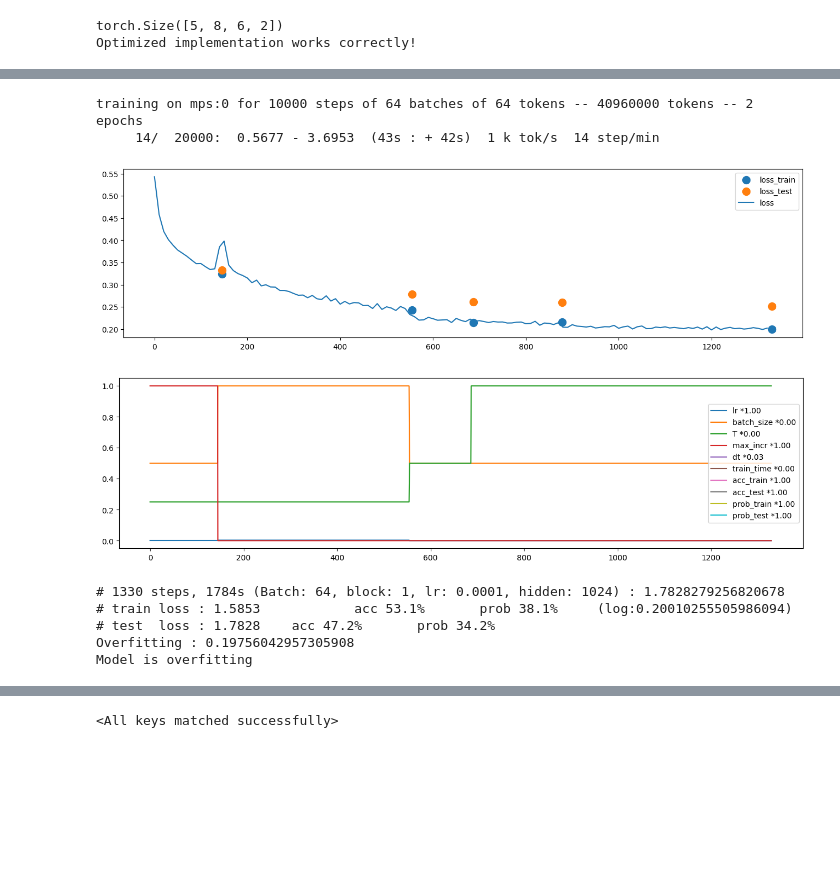
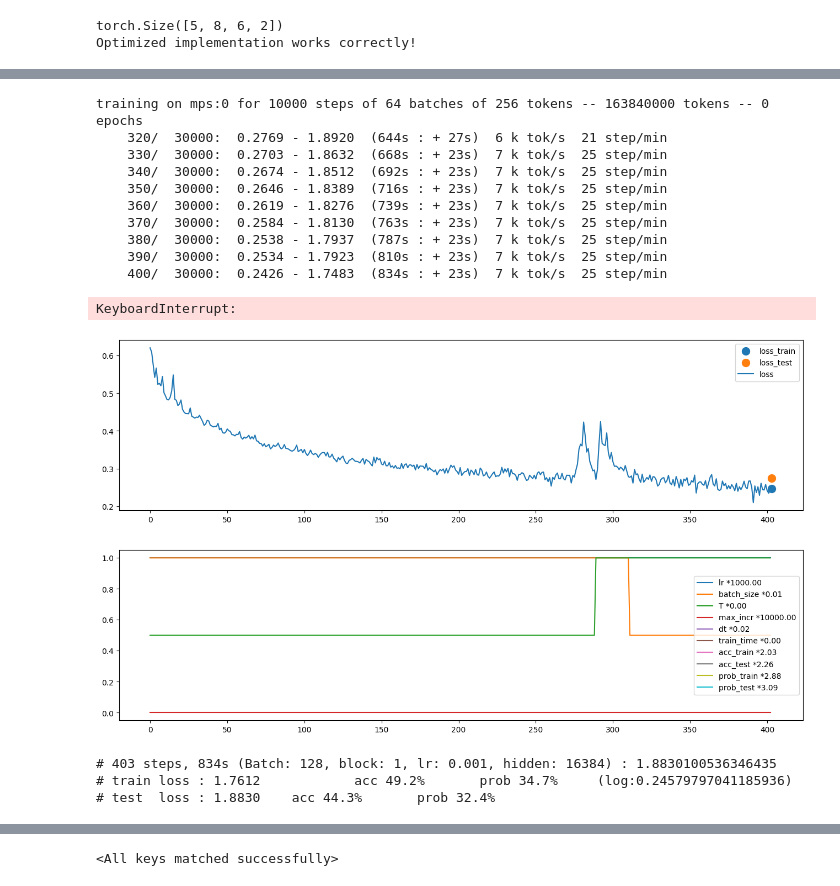
Before and after one commit to Aymco/language_models, a Jupyter notebook: my_makemore_loop.ipynb, the cells around one changed output, grey strips where cells are left out. Saved outputs shown, nothing was run; the diff lists cells and outputs as text; code cells hidden in the pictures; blank space fills up the shorter version.

```diff
--- a/my_makemore_loop.ipynb
+++ b/my_makemore_loop.ipynb
@@ -758,9 +763,9 @@ layers.2.bias                  :  (65,)                 size : 65          (mps:
 # %%
-# same optimization as last time
+# training the model
 steps = 1_0000
 batch_size = 64
-T = 64
-base_lr = 1e-4
+T = 256
+base_lr = 1e-3
 real_lr = base_lr * batch_size * T
 #0,000000012207031
 print_step = 10 #steps//10
@@ -774,7 +779,6 @@ model.self_call("update_BT_size")
 
 for p in model.parameters():
     p.grad = torch.zeros_like(p)
-
 
 steps -= (total_steps + steps) % steps
 steps = max(10, steps)
@@ -839,7 +843,7 @@ for i in range(steps):
     ##################################################
 
     # update
-    lr = base_lr if train_index < 10000 else base_lr / 10 # step learning rate decay
+    lr = base_lr# if train_index < 3000 else base_lr / 10 # step learning rate decay
 
     for name, p in model.named_parameters():
         p.data += -lr * p.grad
@@ -863,7 +867,9 @@ for i in range(steps):
     # track stats
     #lossi.append(loss.log10().item())
     #print(f"{i}/{steps} : {loss.item():.4f} - {10**loss.item():.4f}  ({time.time() - start_time:.0f}s)", end = "\r")
+
     store.add(train_index, loss=loss.log10().item(), lr=lr, batch_size=batch_size, T=T,  max_incr=max_incr)
+
     if (i+1) % (print_step) == 0: # print every once in a while
         dt = time.time() - start_time
         start_time = time.time()
@@ -886,15 +892,23 @@ for i in range(steps):
 print(f"Training time: {train_time:.0f} seconds")
 total_steps = train_index
 # %% [output]
-training on mps:0 for 10000 steps of 64 batches of 64 tokens -- 40960000 tokens -- 2 epochs
-     14/  20000:  0.5677 - 3.6953  (43s : + 42s)  1 k tok/s  14 step/min
+training on mps:0 for 10000 steps of 64 batches of 256 tokens -- 163840000 tokens -- 0 epochs
+    320/  30000:  0.2769 - 1.8920  (644s : + 27s)  6 k tok/s  21 step/min
+    330/  30000:  0.2703 - 1.8632  (668s : + 23s)  7 k tok/s  25 step/min
+    340/  30000:  0.2674 - 1.8512  (692s : + 23s)  7 k tok/s  25 step/min
+    350/  30000:  0.2646 - 1.8389  (716s : + 23s)  7 k tok/s  25 step/min
+    360/  30000:  0.2619 - 1.8276  (739s : + 23s)  7 k tok/s  25 step/min
+    370/  30000:  0.2584 - 1.8130  (763s : + 23s)  7 k tok/s  25 step/min
+    380/  30000:  0.2538 - 1.7937  (787s : + 23s)  7 k tok/s  25 step/min
+    390/  30000:  0.2534 - 1.7923  (810s : + 23s)  7 k tok/s  25 step/min
+    400/  30000:  0.2426 - 1.7483  (834s : + 23s)  7 k tok/s  25 step/min
+KeyboardInterrupt:
 # %%
-
+# printing the loss
 total_steps = train_index
 model.eval()
-T = 512
-batch_size = 64
-
+T = 128
+batch_size = 128
 model.self_call("update_BT_size")
 
 
@@ -942,6 +956,7 @@ store.add(train_index, loss_train=np.log10(trloss), loss_test=np.log10(teloss),
 
 
 spliter = 10**int(np.log10(train_index)-2)
+spliter = 1
 
 plt.figure(figsize=(16, 4))
 keys = list(store.store.keys())
@@ -968,7 +983,7 @@ for k in keys:
     #     continue
 
     # lst to put between 0 and 1
-    max_lst = max([el for el in lst if el is not None] + [1])
+    max_lst = max([el for el in lst if el is not None] + [0.0001])
     lst_scaled = [l / max_lst if l is not None else l for l in lst]
     plt.plot(lst_scaled, label=k + f" *{1/max_lst:.2f}")
 plt.legend()
@@ -979,10 +994,8 @@ print(f"# {total_steps} steps, {train_time:.0f}s (Batch: {batch_size}, block: {b
 print(f"# train loss : {trloss:.4f}   \t acc {tracc * 100:.1f}% \t prob {tr_prob * 100:.1f}%     (log:{np.log10(trloss)})")
 print(f"# test  loss : {teloss:0.4f}  \t acc {teacc * 100:.1f}% \t prob {te_prob * 100:.1f}%")
 
-
-print(f"Overfitting : {teloss - trloss}")
-if teloss - trloss > 0.1:
-    print("\033[91mModel is overfitting\033[0m")
+if teloss - trloss > 0.15:
+    print(f"\033[91mModel is overfitting : {teloss - trloss}\033[0m")
 
 
 
@@ -995,40 +1008,47 @@ if teloss - trloss > 0.1:
 # # 13000 steps, 708s (Batch: 32, block: 1, lr: 0.01, hidden: 64) : 2.0660481452941895
 # train loss : 2.0372254848480225      (log:0.30903910038242466)
 #  test  loss : 2.0660
 # 2000 steps, 420s (Batch: 32, block: 1, lr: 0.001, hidden: 256) : 2.0285587986310323
 #  train loss : 1.9258   	 acc 45.7% 	 prob 29.6%     (log:0.2846129310450921)
 # test  loss : 2.0286  	 acc 42.0% 	 prob 28.2%
 ## ON shakespaere
 # 5700 steps, 972s (Batch: 64, block: 1, lr: 1e-05, hidden: 256) : 1.9928557395935058
 # train loss : 1.8798   	 acc 47.4% 	 prob 30.6%     (log:0.27412079568294734)
 # test  loss : 1.9929  	 acc 43.3% 	 prob 28.8%
 
 # 6000 steps, 1769s (Batch: 256, block: 1, lr: 1e-05, hidden: 2048) : 2.0588078180948894
 # train loss : 1.9326   	 acc 47.1% 	 prob 29.2%     (log:0.2861399360175299)
 # test  loss : 2.0588  	 acc 42.9% 	 prob 27.3%
 
 # LOOP WITH
 # 1377 steps, 685s (Batch: 32, block: 1, lr: 3e-05, hidden: 1920) : 1.834254789352417
 # train loss : 1.7270   	 acc 50.4% 	 prob 33.6%     (log:0.23729749326630098)
 # test  loss : 1.8343  	 acc 46.3% 	 prob 31.8%
 
 # 3957 steps, 2438s (Batch: 64, block: 1, lr: 0.0001, hidden: 3968) : 1.7648982763290406
 # train loss : 1.5607   	 acc 54.3% 	 prob 38.9%     (log:0.19330884479349006)
 # test  loss : 1.7649  	 acc 48.5% 	 prob 35.2%
 
 # linear block with 1 link
 # 687 steps, 453s (Batch: 64, block: 1, lr: 0.0003, hidden: 1024) : 1.825671124458313
 # 878 steps, 864s (Batch: 64, block: 1, lr: 0.0003, hidden: 1024) : 1.8196477174758912
 # train loss : 1.6379   	 acc 51.8% 	 prob 35.9%     (log:0.21429878582449854)
 # test  loss : 1.8257  	 acc 45.9% 	 prob 32.3%
+
+# Loop 128 - 128 blocks
+# 1725 steps, 2394s (Batch: 16, block: 1, lr: 0.01  , hidden: 16384) : 1.758005690574646
+# 1904 steps, 2806s (Batch: 16, block: 1, lr: 0.0003, hidden: 16384) : 1.7028622388839723
+# 2416 steps, 4029s (Batch: 16, block: 1, lr: 0.0001, hidden: 16384) : 1.679772400856018
+# train loss : 1.5586   	 acc 55.2% 	 prob 39.2%     (log:0.1927449082895466)
+# test  loss : 1.7580  	 acc 49.2% 	 prob 35.3%
+
+# 403 steps, 834s (Batch: 128, block: 1, lr: 0.001, hidden: 16384) : 1.8830100536346435
 # %% [output]
-[figure, old version]
+[figure, new version]
-[figure, old version]
+[figure, new version]
-# 1330 steps, 1784s (Batch: 64, block: 1, lr: 0.0001, hidden: 1024) : 1.7828279256820678
-# train loss : 1.5853            acc 53.1%       prob 38.1%     (log:0.20010255505986094)
-# test  loss : 1.7828    acc 47.2%       prob 34.2%
-Overfitting : 0.19756042957305908
-Model is overfitting
+# 403 steps, 834s (Batch: 128, block: 1, lr: 0.001, hidden: 16384) : 1.8830100536346435
+# train loss : 1.7612            acc 49.2%       prob 34.7%     (log:0.24579797041185936)
+# test  loss : 1.8830    acc 44.3%       prob 32.4%
 # %%
 
 def find_loop(layer):
```
Also changed, not shown: parts of 7 cells of this notebook, 1 other file.
